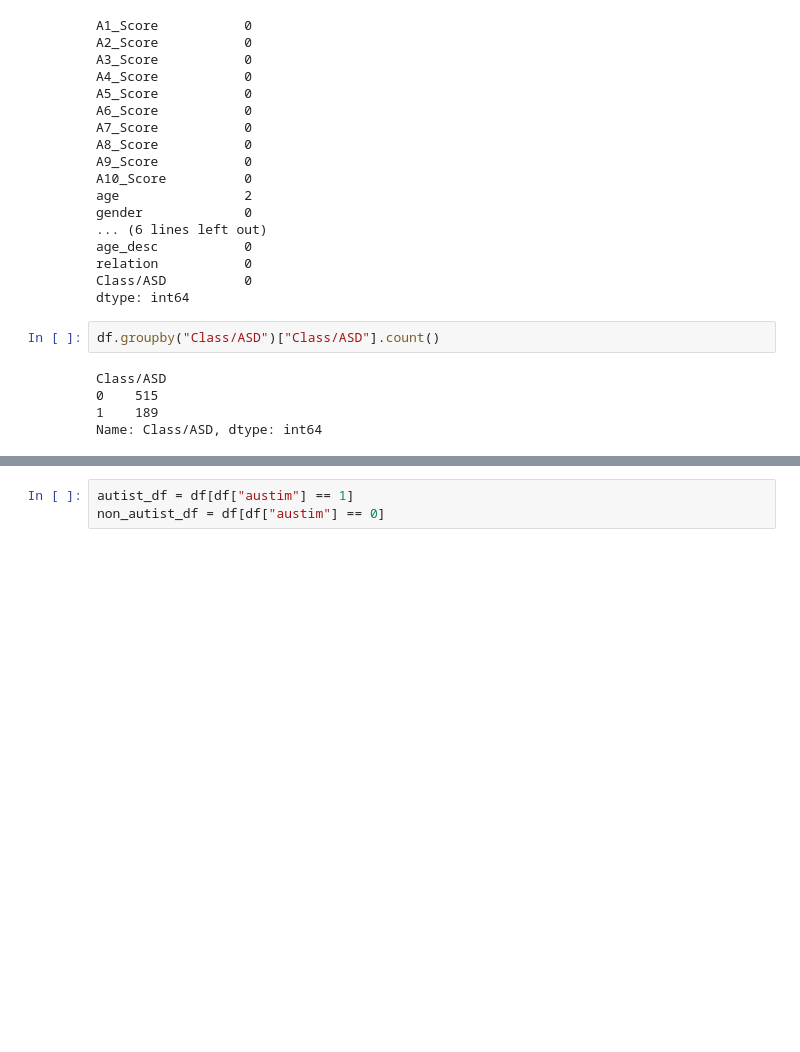
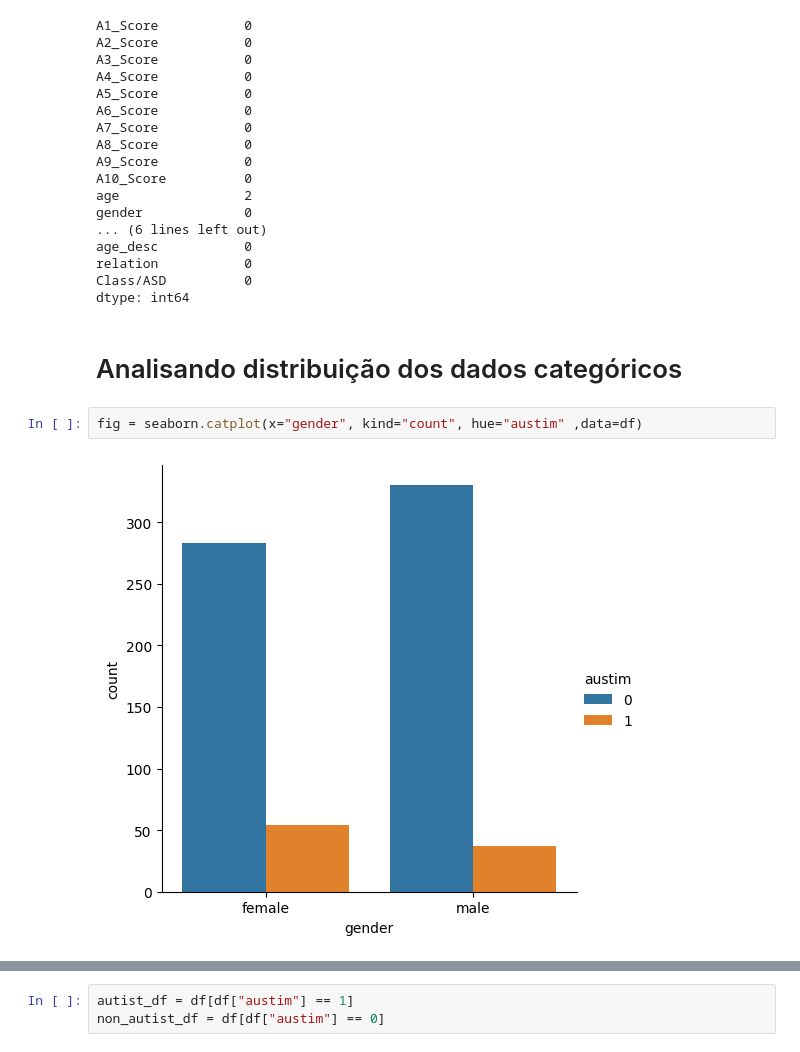
Before and after one commit to alpsilva/Datautism, a Jupyter notebook: analise_exploratoria.ipynb, the cells around one changed output, grey strips where cells are left out. Cells and saved outputs as stored; diff of their text form; blank space fills up the shorter version.

```diff
--- a/analise_exploratoria.ipynb
+++ b/analise_exploratoria.ipynb
@@ -138,10 +139,9 @@ age_desc           0
 relation           0
 Class/ASD          0
 dtype: int64
-# %%
-df.groupby("Class/ASD")["Class/ASD"].count()
-# %% [output]
-Class/ASD
-0    515
-1    189
-Name: Class/ASD, dtype: int64
+# %% [markdown]
+# Analisando distribuição dos dados categóricos
+# %%
+fig = seaborn.catplot(x="gender", kind="count", hue="austim" ,data=df)
+# %% [output]
+[figure, added]
```
Also changed, not shown: parts of 5 cells of this notebook.
